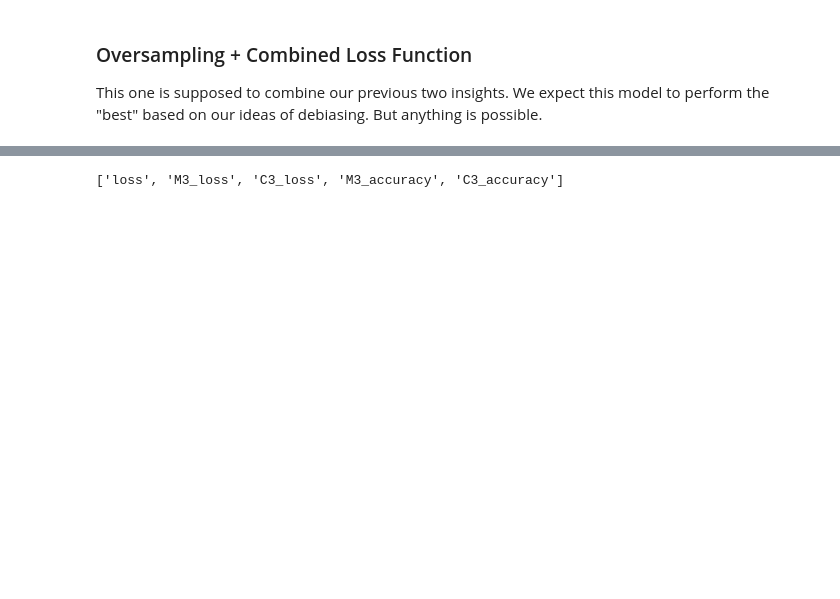
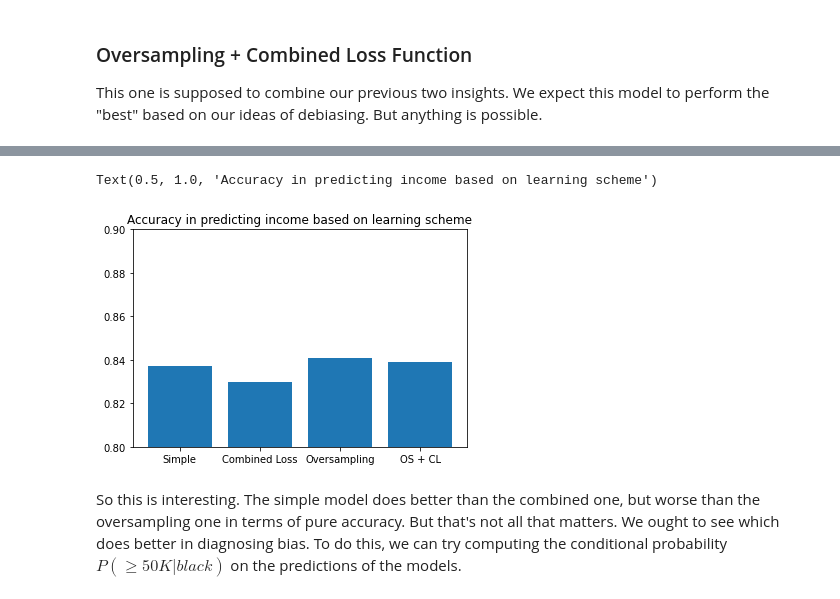
Before and after one commit to bg459/debias, a Jupyter notebook: debias.ipynb, the cells around one changed output, grey strips where cells are left out. Drawn from its saved outputs; the diff is of its cells as text; code cells hidden in the pictures; blank space fills up the shorter version.

```diff
--- a/debias.ipynb
+++ b/debias.ipynb
@@ -53,6 +38,6 @@ oversample = minority.sample(int(RESAMPLE_COEFFICIENT * len(minority)), replace
 train_o = pd.concat([train, oversample], axis = 0)
 ##Perform similar X, Y split on train_o, the oversampled training data
 Y_o_race = train_o['race']
-Y_o = train_o['ann_salary']
-X_o = train_o.drop(['ann_salary', 'fnlwgt', 'country', 'race'], axis = 1)
+Y_o = train_o['income']
+X_o = train_o.drop(['income', 'fnlwgt', 'native.country', 'race'], axis = 1)
 # %% [output]
@@ -91,8 +76,7 @@ More processing things, one-hot encoding categorical variables, making sure that
 from keras import Sequential
 from sklearn.preprocessing import OneHotEncoder
 
-dumdf = pd.get_dummies(X, columns = ["workclass", "education", "education_num", "marital_status", "occupation", "relationship", "sex"], drop_first = True)
-testdf = pd.get_dummies(X_test, columns = ["workclass", "education", "education_num", "marital_status", "occupation", "relationship", "sex"], drop_first = True)
-dumdf_o = pd.get_dummies(X_o, columns = ["workclass", "education", "education_num", "marital_status", "occupation", "relationship", "sex"], drop_first =True)
+dumdf = pd.get_dummies(X, columns = ["workclass", "education", "education.num", "marital.status", "occupation", "relationship", "sex"], drop_first = True)
+testdf = pd.get_dummies(X_test, columns = ["workclass", "education", "education.num", "marital.status", "occupation", "relationship", "sex"], drop_first = True)
+dumdf_o = pd.get_dummies(X_o, columns = ["workclass", "education", "education.num", "marital.status", "occupation", "relationship", "sex"], drop_first =True)
 dumdf,testdf = dumdf.align(testdf, join='outer', axis=1, fill_value=0)
-dumdf_o.shape
@@ -101,17 +82,0 @@ dumdf_o.shape
-# %%
-nfeatures = dumdf.shape[1]
-
-#Regular Dataframes
-dumdf = np.asarray(dumdf)
-Y = np.asarray(Y)
-Y_race = np.asarray(Y_race)
-
-#Oversampled Dataframes
-dumdf_o = np.asarray(dumdf_o)
-Y_o = np.asarray(Y_o)
-Y_o_race = np.asarray(Y_o_race)
-
-#Testing Dataframes
-testdf = np.array(testdf)
-Y_test = np.array(Y_test)
-Y_test_race = np.array(Y_test_race)
@@ -264,4 +232,11 @@ Accuracy: 0.8306615352630615
-# %%
-merged.metrics_names
-# %% [output]
-['loss', 'M3_loss', 'C3_loss', 'M3_accuracy', 'C3_accuracy']
+# %%
+accuracy_vector = [scores[1], scores_merged[3], scores_o[1], scores_merged_o[3]]
+# %%
+plt.bar(['Simple', 'Combined Loss', 'Oversampling', 'OS + CL'], accuracy_vector)
+plt.ylim(0.8, 0.9)
+plt.title("Accuracy in predicting income based on learning scheme")
+# %% [output]
+Text(0.5, 1.0, 'Accuracy in predicting income based on learning scheme')
+[figure, added]
+# %% [markdown]
+So this is interesting. The simple model does better than the combined one, but worse than the oversampling one in terms of pure accuracy. But that's not all that matters. We ought to see which does better in diagnosing bias. To do this, we can try computing the conditional probability $P(\geq50K | black)$ on the predictions of the models.
```
Also changed, not shown: parts of 17 cells of this notebook.
